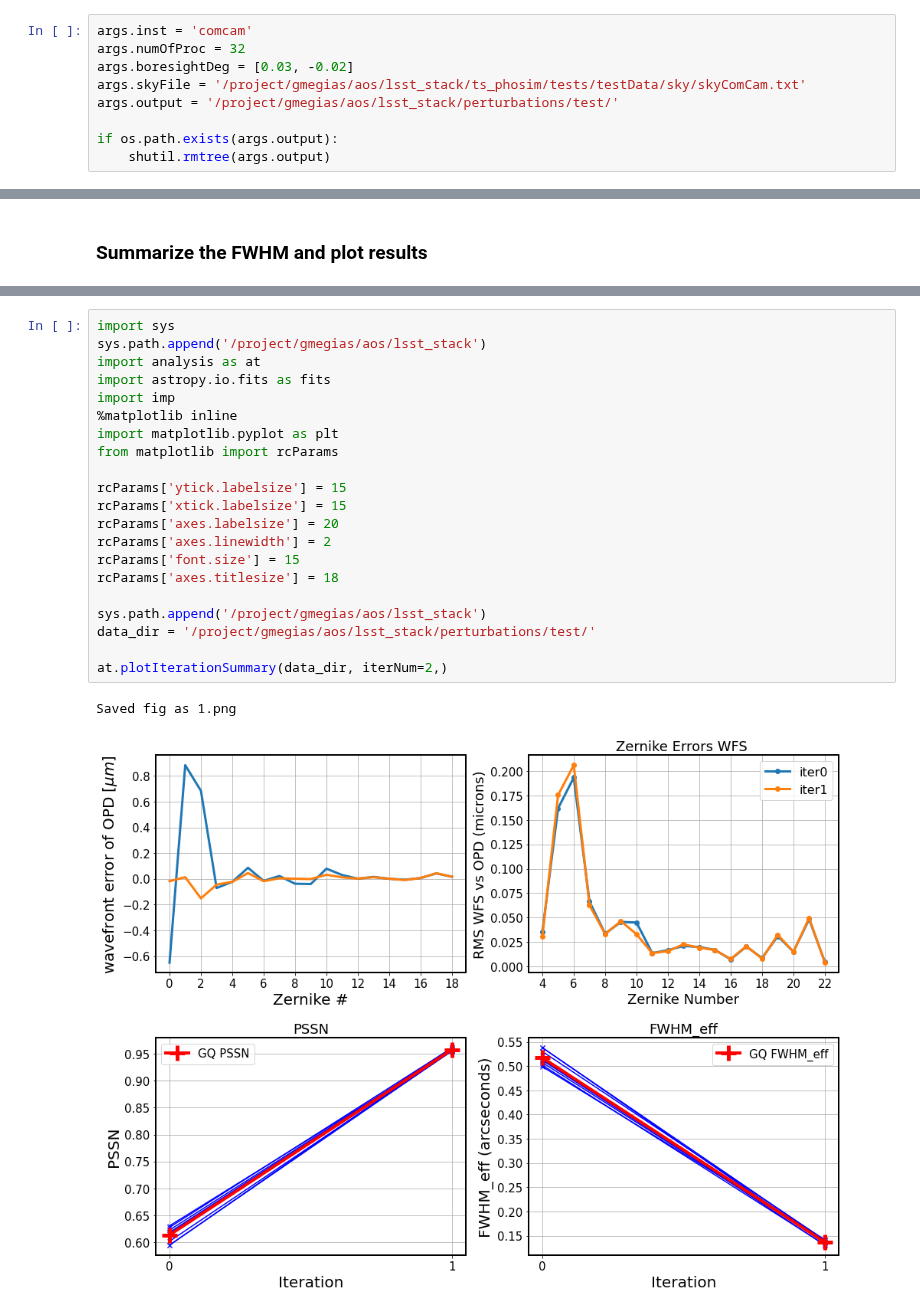
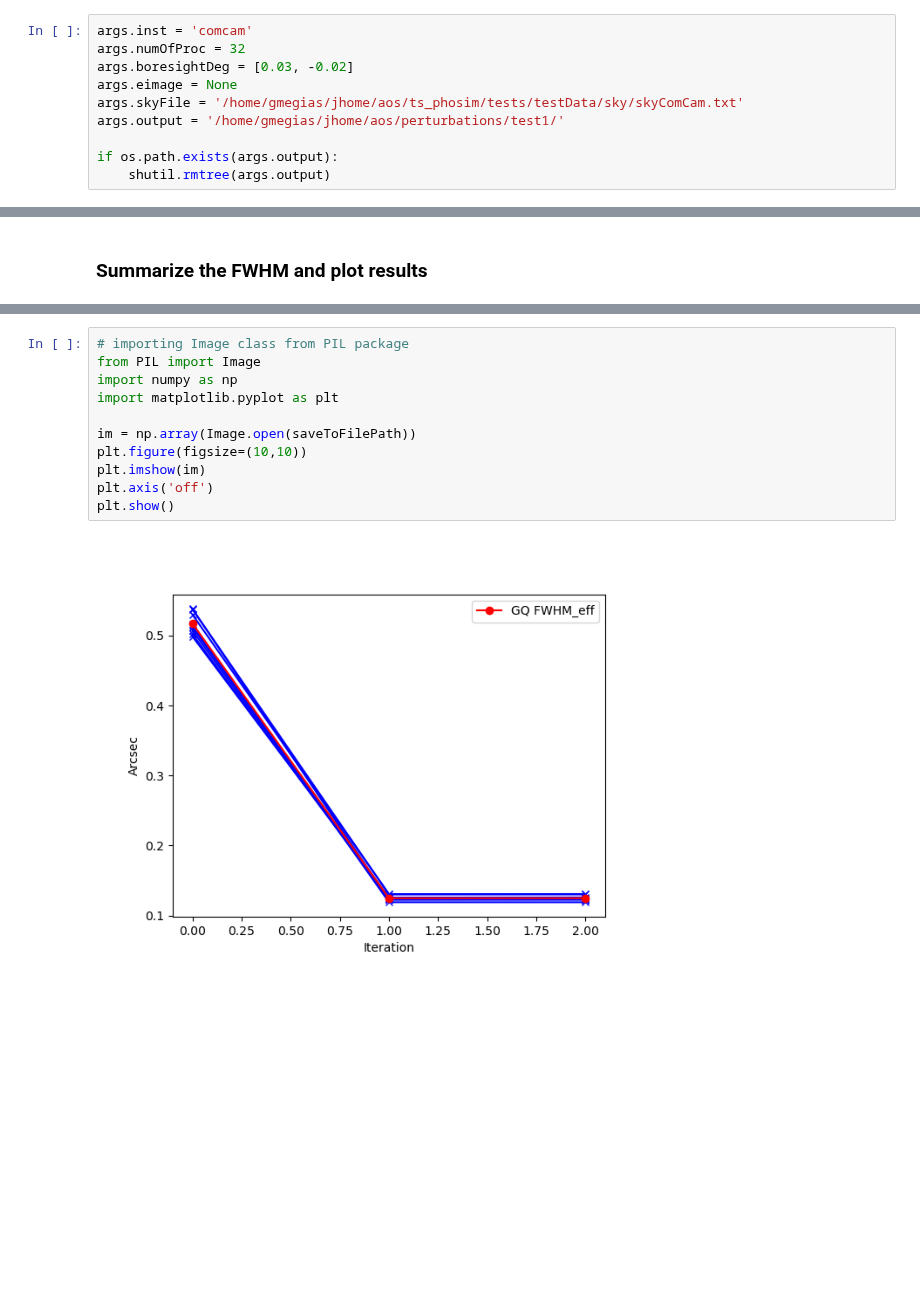
Before and after one commit to lsst-ts/ts_analysis_notebooks, a Jupyter notebook: aos/closed_loop/ClosedLoopSimulation.ipynb, the cells around one changed output, grey strips where cells are left out. Saved outputs shown, nothing was run; the diff lists cells and outputs as text; blank space fills up the shorter version.

Commit message:
Adapting Notebook to current ts_phosim version

```diff
--- a/aos/closed_loop/ClosedLoopSimulation.ipynb
+++ b/aos/closed_loop/ClosedLoopSimulation.ipynb
@@ -73,8 +72,9 @@ os.environ["AOCLCOUTPUTPATH"] = AOCLCOUTPUTPATH
 args.inst = 'comcam'
 args.numOfProc = 32
 args.boresightDeg = [0.03, -0.02]
-args.skyFile = '/project/gmegias/aos/lsst_stack/ts_phosim/tests/testData/sky/skyComCam.txt'
-args.output = '/project/gmegias/aos/lsst_stack/perturbations/test/'
+args.eimage = None
+args.skyFile = '/home/gmegias/jhome/aos/ts_phosim/tests/testData/sky/skyComCam.txt'
+args.output = '/home/gmegias/jhome/aos/perturbations/test1/'
 
 if os.path.exists(args.output):
     shutil.rmtree(args.output)
@@ -595,24 +384,13 @@ saveToFilePath = os.path.join(baseOutputDir, fwhmItersFileName)
-# %%
-import sys
-sys.path.append('/project/gmegias/aos/lsst_stack')
-import analysis as at
-import astropy.io.fits as fits
-import imp
-%matplotlib inline
-import matplotlib.pyplot as plt
-from matplotlib import rcParams
-
-rcParams['ytick.labelsize'] = 15
-rcParams['xtick.labelsize'] = 15
-rcParams['axes.labelsize'] = 20
-rcParams['axes.linewidth'] = 2
-rcParams['font.size'] = 15
-rcParams['axes.titlesize'] = 18
-
-sys.path.append('/project/gmegias/aos/lsst_stack')
-data_dir = '/project/gmegias/aos/lsst_stack/perturbations/test/'
-
-at.plotIterationSummary(data_dir, iterNum=2,)
-# %% [output]
-Saved fig as 1.png
-[figure, removed]
+# %%
+# importing Image class from PIL package
+from PIL import Image
+import numpy as np
+import matplotlib.pyplot as plt
+
+im = np.array(Image.open(saveToFilePath))
+plt.figure(figsize=(10,10))
+plt.imshow(im)
+plt.axis('off')
+plt.show()
+# %% [output]
+[figure, added]
```
Also changed, not shown: parts of 17 cells of this notebook.
